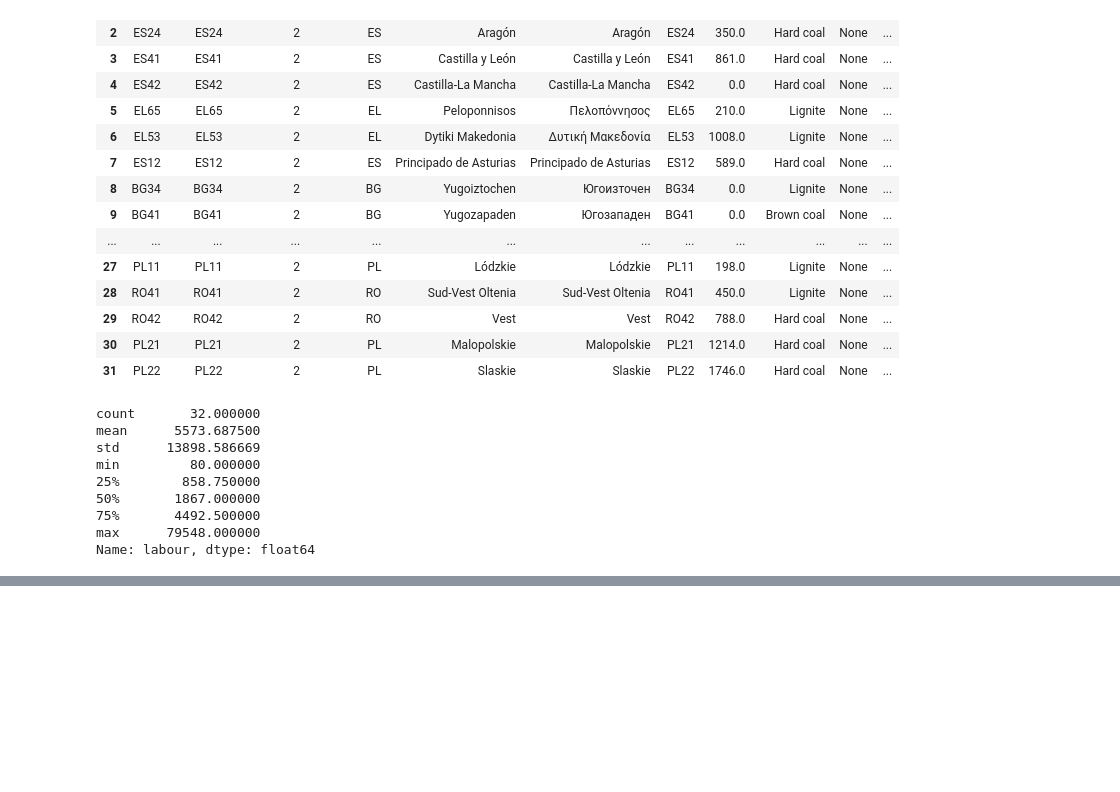
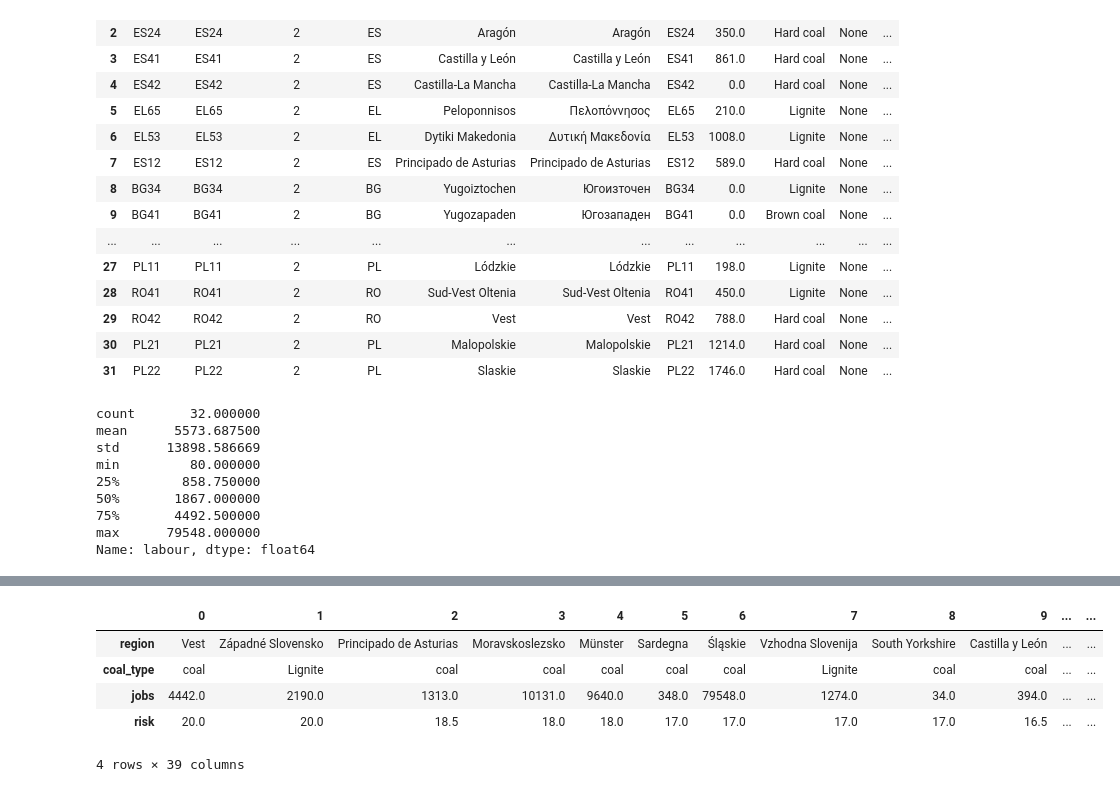
Before and after one commit to lef-kal/espon_portal, a Jupyter notebook: ren_nuts_2_2013.ipynb, the cells around one changed output, grey strips where cells are left out. Cells and saved outputs as stored; diff of their text form; code cells hidden in the pictures; blank space fills up the shorter version.

```diff
--- a/ren_nuts_2_2013.ipynb
+++ b/ren_nuts_2_2013.ipynb
@@ -275,0 +400,3 @@ test_2.head()
+# %%
+jobs = pd.read_csv('tot_job.csv')
+jobs.head()
@@ -275,0 +410,5 @@ test_2.head()
+# %%
+# jobs.drop(['Unnamed: 0', 'NUTS-2', 'Jobs', 'Risk zone'], axis=1, inplace=True)
+# jobs.head()
+jobs.columns = ['region', 'coal_type', 'jobs', 'risk']
+jobs.head()
@@ -275,0 +422,4 @@ test_2.head()
+# %%
+jobs['jobs'] = jobs['jobs'].str.replace(" ", '')
+jobs['jobs'] = jobs['jobs'].astype(float)
+jobs.head()
@@ -275,0 +433,4 @@ test_2.head()
+# %%
+jobs['coal_type']= jobs['coal_type'].str.replace("Brown coal", 'coal')
+jobs['coal_type']= jobs['coal_type'].str.replace('Hard coal', 'coal')
+jobs.head()
@@ -275,0 +446,10 @@ test_2.head()
+# %%
+pops = jobs.transpose()
+pops.head()
+# %% [output]
+|  | 0 | 1 | 2 | 3 | 4 | 5 | 6 | 7 | 8 | 9 | ... | ... |
+| region | Vest | Západné Slovensko | Principado de Asturias | Moravskoslezsko | Münster | Sardegna | Śląskie | Vzhodna Slovenija | South Yorkshire | Castilla y León | ... | ... |
+| coal_type | coal | Lignite | coal | coal | coal | coal | coal | Lignite | coal | coal | ... | ... |
+| jobs | 4442.0 | 2190.0 | 1313.0 | 10131.0 | 9640.0 | 348.0 | 79548.0 | 1274.0 | 34.0 | 394.0 | ... | ... |
+| risk | 20.0 | 20.0 | 18.5 | 18.0 | 18.0 | 17.0 | 17.0 | 17.0 | 17.0 | 16.5 | ... | ... |
+4 rows × 39 columns
```
Also changed, not shown: parts of 44 cells of this notebook, 8 other files.
